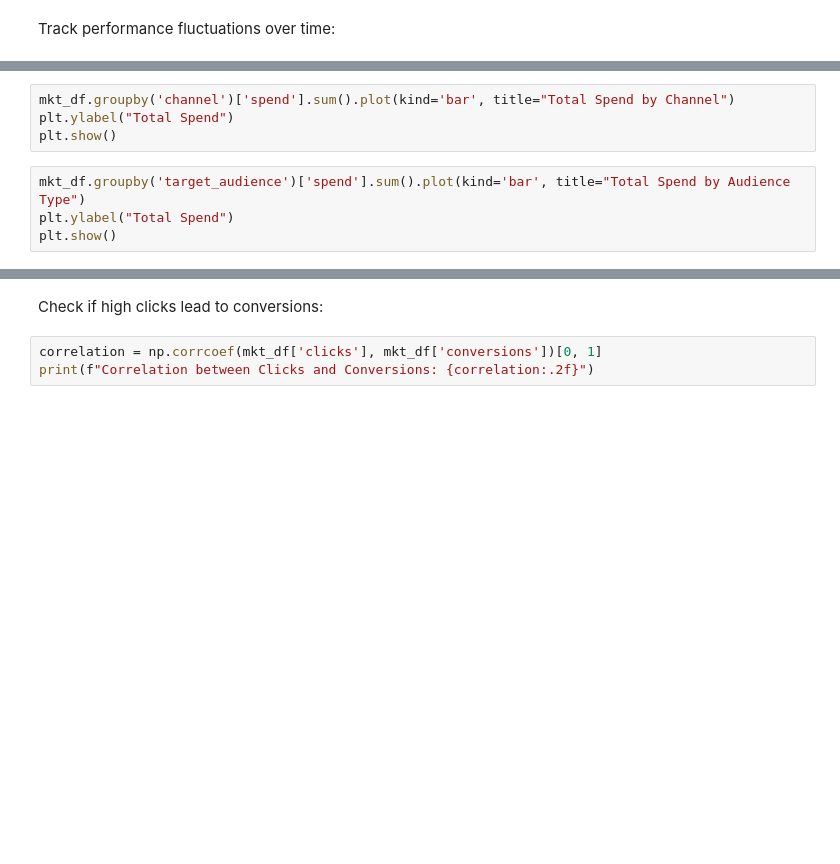
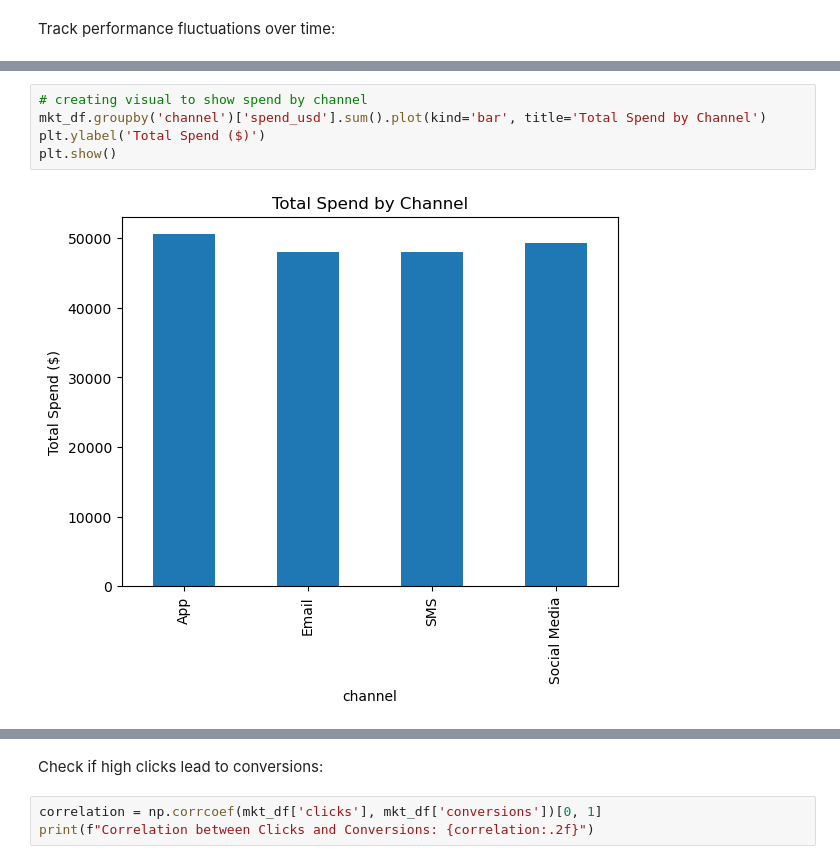
Before and after one commit to toviyahw/blinkit-sales-analysis, a Jupyter notebook: Python EDA Documentation.ipynb, the cells around one changed output, grey strips where cells are left out. Drawn from its saved outputs; the diff is of its cells as text; blank space fills up the shorter version.

```diff
--- a/Python EDA Documentation.ipynb
+++ b/Python EDA Documentation.ipynb
@@ -927,8 +1032,7 @@ print(correlation_matrix)
 # %%
-mkt_df.groupby('channel')['spend'].sum().plot(kind='bar', title="Total Spend by Channel")
-plt.ylabel("Total Spend")
+# creating visual to show spend by channel
+mkt_df.groupby('channel')['spend_usd'].sum().plot(kind='bar', title='Total Spend by Channel')
+plt.ylabel('Total Spend ($)')
 plt.show()
+# %% [output]
+[figure, added]
-# %%
-mkt_df.groupby('target_audience')['spend'].sum().plot(kind='bar', title="Total Spend by Audience Type")
-plt.ylabel("Total Spend")
-plt.show()
```
Also changed, not shown: parts of 75 cells of this notebook.
